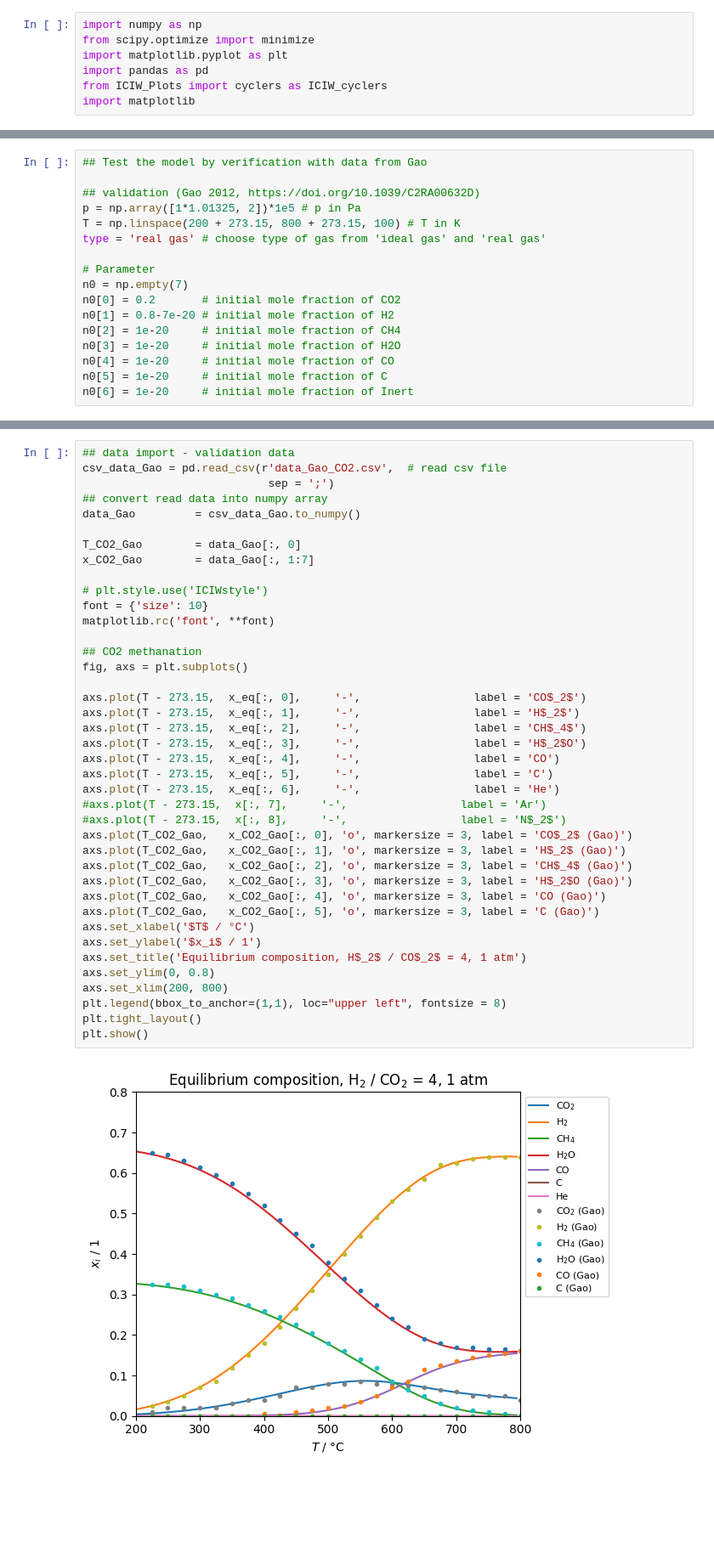
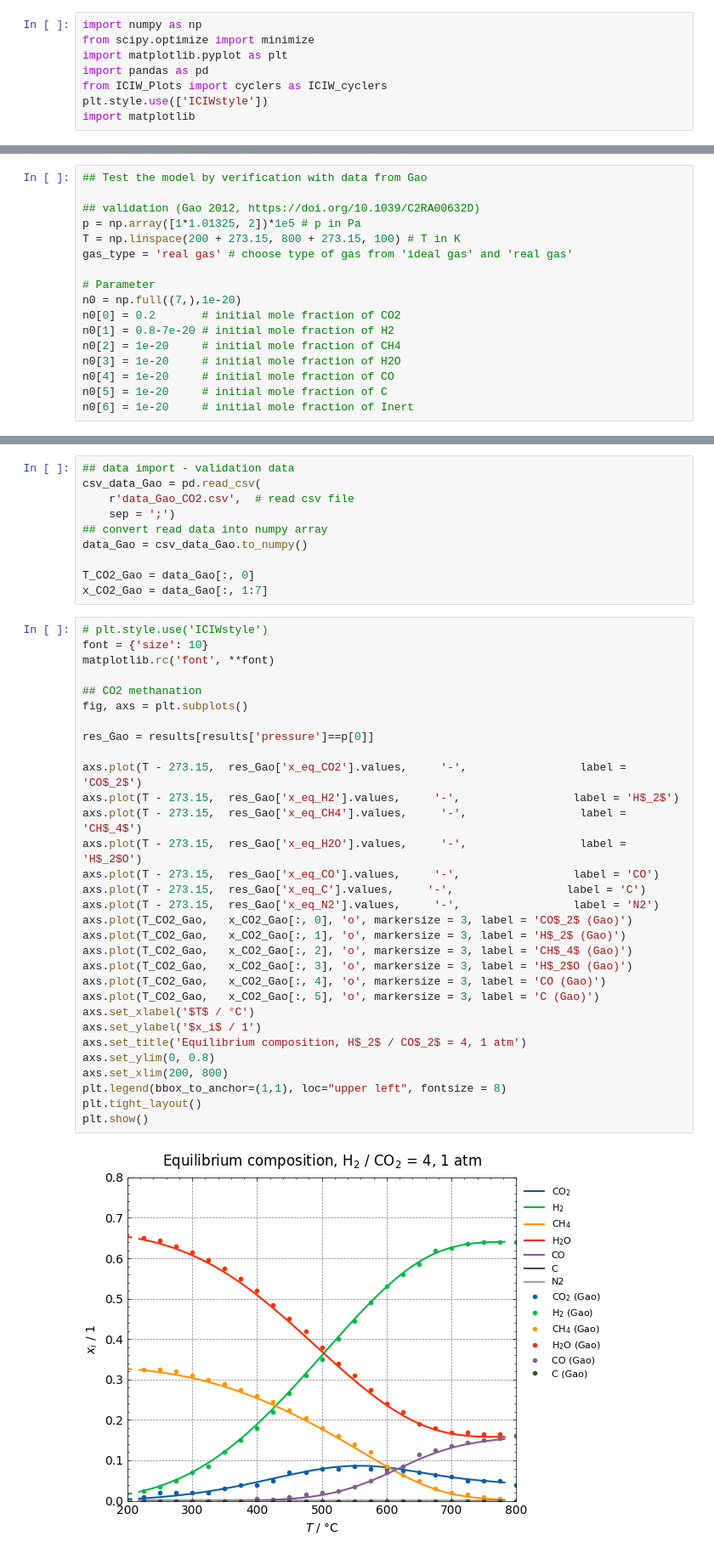
Before and after one commit to ChemRxnEngLab/GibbsEnergyMinimizationModel, a Jupyter notebook: SHA_NuE_250820_Validation_with_Gao.ipynb, the cells around one changed output, grey strips where cells are left out. Shown at 85% size. Cells and saved outputs as stored; diff of their text form; blank space fills up the shorter version.

Commit message:
function changed to return pd.DataFrame with calculation results

```diff
--- a/SHA_NuE_250820_Validation_with_Gao.ipynb
+++ b/SHA_NuE_250820_Validation_with_Gao.ipynb
@@ -6,6 +8,7 @@ from scipy.optimize import minimize
 import matplotlib.pyplot as plt
 import pandas as pd
 from ICIW_Plots import cyclers as ICIW_cyclers
+plt.style.use(['ICIWstyle'])
 import matplotlib
 # %%
 ## import the model
@@ -16,10 +19,10 @@ from TKA_SHA_JGA_Mo_240503_3 import calc_eq_methanation
 ## validation (Gao 2012, https://doi.org/10.1039/C2RA00632D)
 p = np.array([1*1.01325, 2])*1e5 # p in Pa
 T = np.linspace(200 + 273.15, 800 + 273.15, 100) # T in K
-type = 'real gas' # choose type of gas from 'ideal gas' and 'real gas'
+gas_type = 'real gas' # choose type of gas from 'ideal gas' and 'real gas'
 
 # Parameter
-n0 = np.empty(7)
+n0 = np.full((7,),1e-20)
 n0[0] = 0.2       # initial mole fraction of CO2
 n0[1] = 0.8-7e-20 # initial mole fraction of H2
 n0[2] = 1e-20     # initial mole fraction of CH4
@@ -50,42 +40,43 @@ Converged calculations: 99% (99/100)
+# %%
+## data import - validation data
+csv_data_Gao = pd.read_csv(
+    r'data_Gao_CO2.csv',  # read csv file
+    sep = ';')
+## convert read data into numpy array
+data_Gao = csv_data_Gao.to_numpy()
+
+T_CO2_Gao = data_Gao[:, 0]
+x_CO2_Gao = data_Gao[:, 1:7]
 # %%
-## data import - validation data
-csv_data_Gao = pd.read_csv(r'data_Gao_CO2.csv',  # read csv file
-                            sep = ';')
-## convert read data into numpy array
-data_Gao         = csv_data_Gao.to_numpy()
-
-T_CO2_Gao        = data_Gao[:, 0]
-x_CO2_Gao        = data_Gao[:, 1:7]
-
 # plt.style.use('ICIWstyle')
 font = {'size': 10}
 matplotlib.rc('font', **font)
 
 ## CO2 methanation
 fig, axs = plt.subplots()
 
-axs.plot(T - 273.15,  x_eq[:, 0],     '-',                 label = 'CO$_2$')
-axs.plot(T - 273.15,  x_eq[:, 1],     '-',                 label = 'H$_2$')
-axs.plot(T - 273.15,  x_eq[:, 2],     '-',                 label = 'CH$_4$')
-axs.plot(T - 273.15,  x_eq[:, 3],     '-',                 label = 'H$_2$O')
-axs.plot(T - 273.15,  x_eq[:, 4],     '-',                 label = 'CO')
-axs.plot(T - 273.15,  x_eq[:, 5],     '-',                 label = 'C')
-axs.plot(T - 273.15,  x_eq[:, 6],     '-',                 label = 'He')
-#axs.plot(T - 273.15,  x[:, 7],     '-',                 label = 'Ar')
-#axs.plot(T - 273.15,  x[:, 8],     '-',                 label = 'N$_2$')
+res_Gao = results[results['pressure']==p[0]]
+
+axs.plot(T - 273.15,  res_Gao['x_eq_CO2'].values,     '-',                 label = 'CO$_2$')
+axs.plot(T - 273.15,  res_Gao['x_eq_H2'].values,     '-',                 label = 'H$_2$')
+axs.plot(T - 273.15,  res_Gao['x_eq_CH4'].values,     '-',                 label = 'CH$_4$')
+axs.plot(T - 273.15,  res_Gao['x_eq_H2O'].values,     '-',                 label = 'H$_2$O')
+axs.plot(T - 273.15,  res_Gao['x_eq_CO'].values,     '-',                 label = 'CO')
+axs.plot(T - 273.15,  res_Gao['x_eq_C'].values,     '-',                 label = 'C')
+axs.plot(T - 273.15,  res_Gao['x_eq_N2'].values,     '-',                 label = 'N2')
 axs.plot(T_CO2_Gao,   x_CO2_Gao[:, 0], 'o', markersize = 3, label = 'CO$_2$ (Gao)')
 axs.plot(T_CO2_Gao,   x_CO2_Gao[:, 1], 'o', markersize = 3, label = 'H$_2$ (Gao)')
 axs.plot(T_CO2_Gao,   x_CO2_Gao[:, 2], 'o', markersize = 3, label = 'CH$_4$ (Gao)')
 axs.plot(T_CO2_Gao,   x_CO2_Gao[:, 3], 'o', markersize = 3, label = 'H$_2$O (Gao)')
 axs.plot(T_CO2_Gao,   x_CO2_Gao[:, 4], 'o', markersize = 3, label = 'CO (Gao)')
 axs.plot(T_CO2_Gao,   x_CO2_Gao[:, 5], 'o', markersize = 3, label = 'C (Gao)')
 axs.set_xlabel('$T$ / °C')
 axs.set_ylabel('$x_i$ / 1')
 axs.set_title('Equilibrium composition, H$_2$ / CO$_2$ = 4, 1 atm')
 axs.set_ylim(0, 0.8)
 axs.set_xlim(200, 800)
 plt.legend(bbox_to_anchor=(1,1), loc="upper left", fontsize = 8)
 plt.tight_layout()
 plt.show()
 # %% [output]
-[figure, old version]
+[figure, new version]
```
Also changed, not shown: parts of 8 cells of this notebook, 2 other files.
